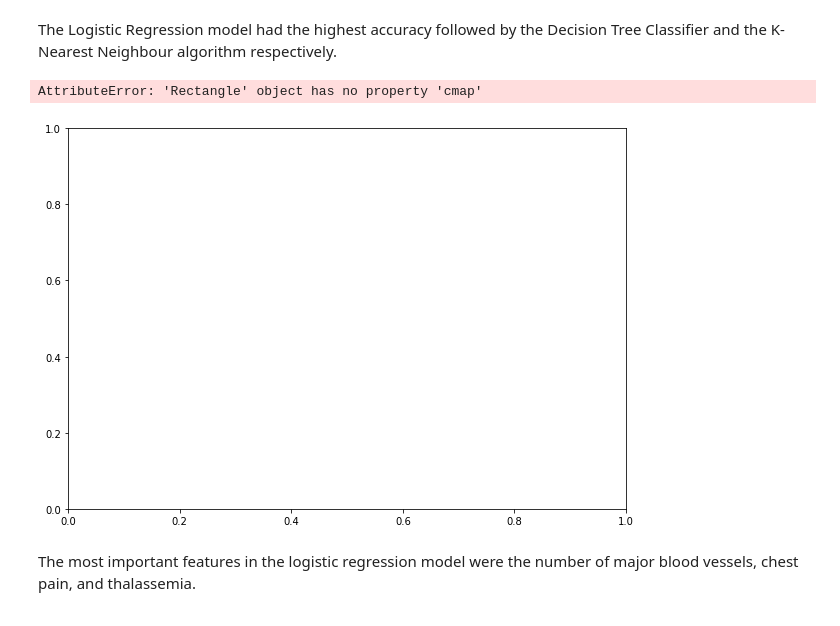
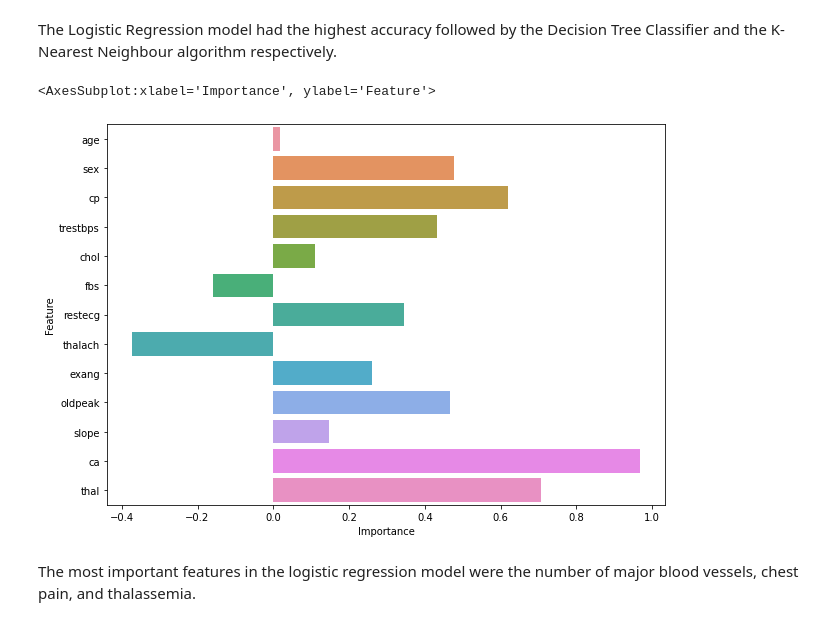
Before and after one commit to ShreyanshMisra/HeartDiseasePrediction, a Jupyter notebook: prediction.ipynb, the cells around one changed output. Drawn from its saved outputs; the diff is of its cells as text; code cells hidden in the pictures.

```diff
--- a/prediction.ipynb
+++ b/prediction.ipynb
@@ -177,9 +177,9 @@ importance = pd.DataFrame({'Feature': ['age', 'sex', 'cp', 'trestbps', 'chol', '
        'exang', 'oldpeak', 'slope', 'ca', 'thal'], 'Importance': coefficients[0]})
 # %%
 f, ax = plt.subplots(figsize=(10, 7))
-sns.barplot(data=importance, x='Importance', y='Feature)
+sns.barplot(data=importance, x='Importance', y='Feature')
 # %% [output]
-AttributeError: 'Rectangle' object has no property 'cmap'
+<AxesSubplot:xlabel='Importance', ylabel='Feature'>
-[figure, old version]
+[figure, new version]
 # %% [markdown]
 The most important features in the logistic regression model were the number of major blood vessels, chest pain, and thalassemia.
```
